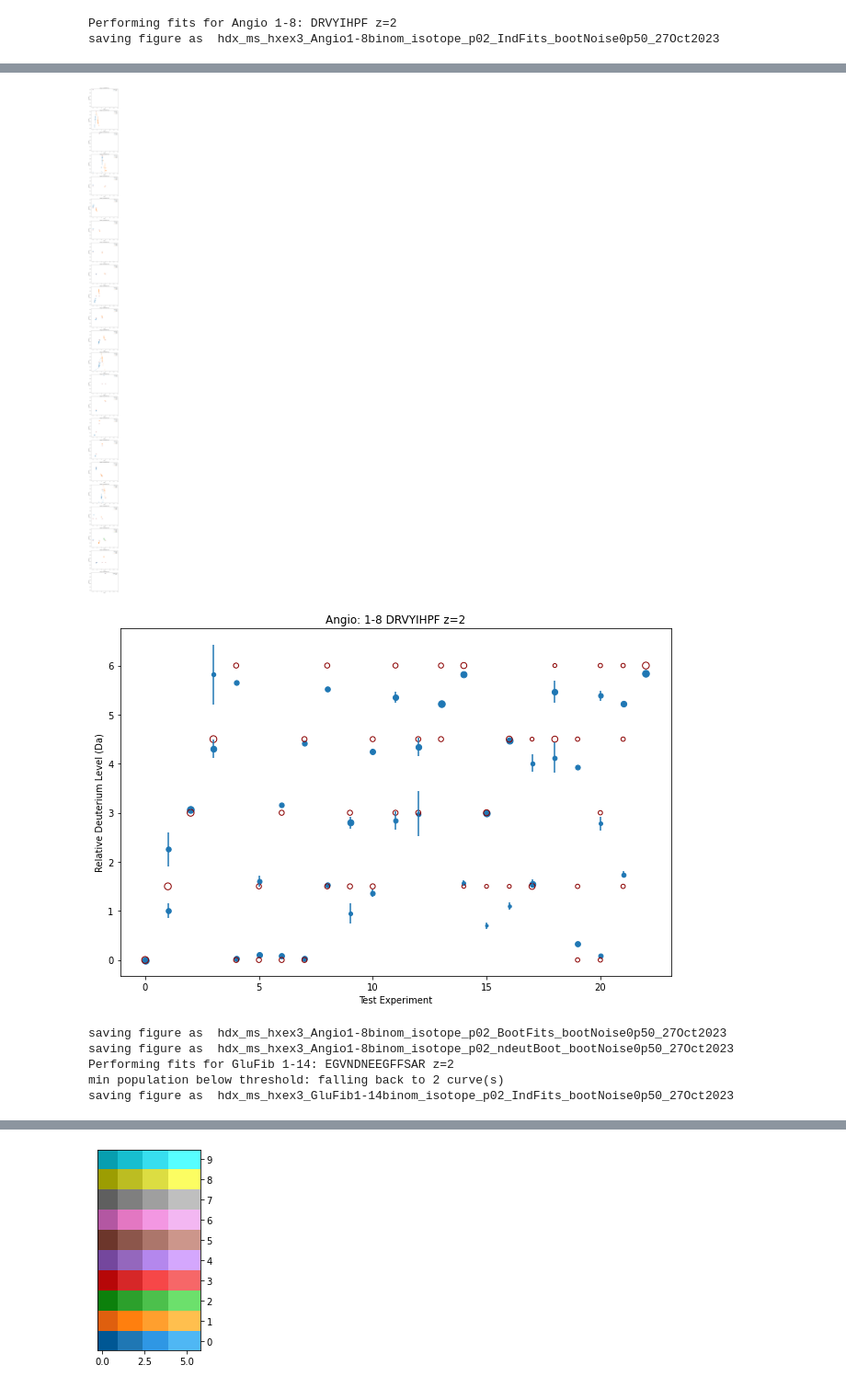
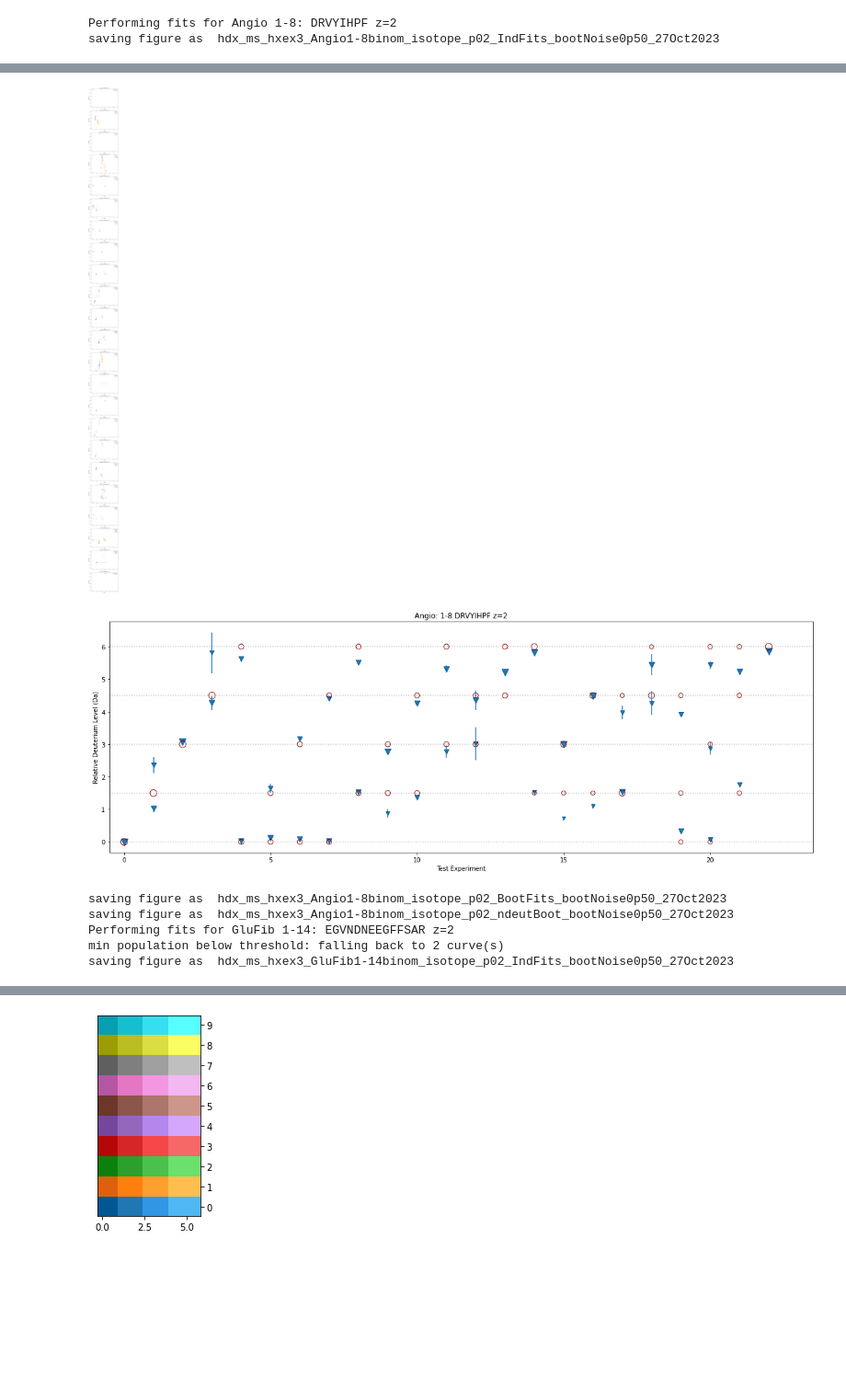
Before and after one commit to tuttlelm/pyHXExpress, a Jupyter notebook: hdx_ms_hxexpressformat_analysis_v3p1_allfracs.ipynb, the cells around one changed output, grey strips where cells are left out. Shown at 92% size. Cells and saved outputs as stored; diff of their text form; code cells hidden in the pictures; blank space fills up the shorter version.

```diff
--- a/hdx_ms_hxexpressformat_analysis_v3p1_allfracs.ipynb
+++ b/hdx_ms_hxexpressformat_analysis_v3p1_allfracs.ipynb
@@ -568,7 +568,8 @@ for hdx_sample in hx_files: #[0:1]: ##limiting files to test  ### sample-peptide
     #figsize is width, height
     fig, ax = plt.subplots(figsize=(ncols*5+2, n_time_points*5), ncols=ncols, nrows = nrows, squeeze=False)
     if full: fig2, ax2 = plt.subplots(figsize=(ncols*5+2, n_time_points*5), ncols=ncols, nrows = nrows, squeeze=False)
-    dfig,dax=plt.subplots(figsize=(9,6)) # numD vs time plot
+    if Test_Data: dfig,dax=plt.subplots(figsize=(n_time_points/3+9,6)) # numD vs time plot
+    else: dfig,dax=plt.subplots(figsize=(9,6))
 
     #time points are rows i, reps are columns j
     data_fits = pd.DataFrame()
@@ -766,16 +767,18 @@ for hdx_sample in hx_files: #[0:1]: ##limiting files to test  ### sample-peptide
                                 ax2[i,ncols-1].errorbar(nm_avg,frac_avg,xerr=nm_err,yerr=frac_err,elinewidth=2,zorder=0)
                             if Test_Data: #plot against time_set not the fake timept value
                                 dax.errorbar(i,nm_avg,yerr=nm_err,alpha=1.0,color=mpl_colors[j-1])
-                                dax.scatter(i,nm_avg,alpha=1.0,s=50.0*frac_avg+5.0,color=mpl_colors[j-1])
+                                dax.scatter(i,nm_avg,marker='v',alpha=1.0,s=100.0*frac_avg+20.0,
+                                            color=mpl_colors[j-1],edgecolors=mpl_colors_dark[j-1])
                             else:
                                 dax.errorbar(timept,nm_avg,yerr=nm_err,alpha=1.0,color=mpl_colors[j-1])
-                                dax.scatter(timept,nm_avg,alpha=1.0,s=50.0*frac_avg+5.0,color=mpl_colors[j-1])
+                                dax.scatter(timept,nm_avg,marker='v',alpha=1.0,s=50.0*frac_avg+5.0,
+                                            color=mpl_colors[j-1],edgecolors=mpl_colors_dark[j-1])
                     if Test_Data:
                         for k in range(3):
                             s_nm = solution['fd'+str(k+1)][solution.time==timept].to_numpy()[0]/100*n_amides #this is #D uncorrected
                             s_f = solution['p'+str(k+1)][solution.time==timept].to_numpy()[0]
                             ax2[i,j-1].scatter(s_nm,s_f,edgecolors='darkred',alpha=1.0,marker='o',facecolor='none',s=60,linewidth=1.5)
-                            dax.scatter(i,s_nm,edgecolors='darkred',alpha=1.0,marker='o',facecolor='none',s=50.0*s_f+5.0,)
+                            dax.scatter(i,s_nm,edgecolors='darkred',alpha=1.0,marker='o',facecolor='none',s=100.0*s_f+20.0,)
 
 
             ### PLOTS ###
@@ -860,6 +863,9 @@ for hdx_sample in hx_files: #[0:1]: ##limiting files to test  ### sample-peptide
     dax.set_title(label=str(sample)+': '+peptide_range+" "+str(peptide)+" z="+str(int(charge)),loc='center')
     dfig.tight_layout()
     if Test_Data:
+        yds = np.unique(solution[['fd1','fd2','fd3']].dropna().values)*n_amides/100.0
+        dax.hlines(xmin=[-1.0] * len(yds),xmax=[n_time_points+1.0] * len(yds),y=yds,alpha=0.5,linestyles='dotted',color='grey')
+        dax.set(xlim=(-0.5,n_time_points+0.5))
         dax.set_xlabel("Test Experiment")
     else:
         dax.set_xlabel("Time, s")
@@ -911,5 +917,5 @@ saving figure as  hdx_ms_hxex3_Angio1-8binom_isotope_p02_IndFits_bootNoise0p50_2
-[figure, old version]
+[figure, new version]
-[figure, old version]
+[figure, new version]
 saving figure as  hdx_ms_hxex3_Angio1-8binom_isotope_p02_BootFits_bootNoise0p50_27Oct2023
 saving figure as  hdx_ms_hxex3_Angio1-8binom_isotope_p02_ndeutBoot_bootNoise0p50_27Oct2023
 Performing fits for GluFib 1-14: EGVNDNEEGFFSAR z=2
```
Also changed, not shown: parts of 3 cells of this notebook.
